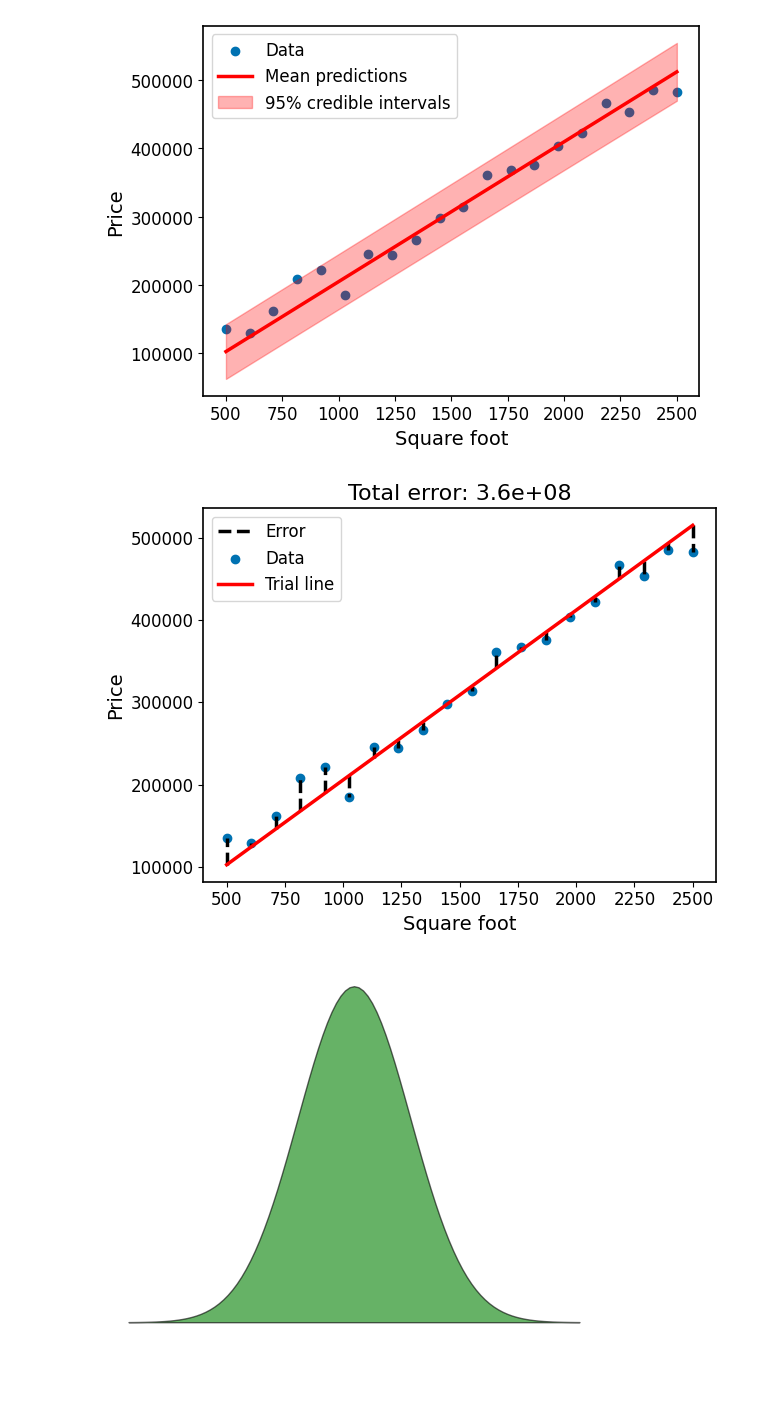
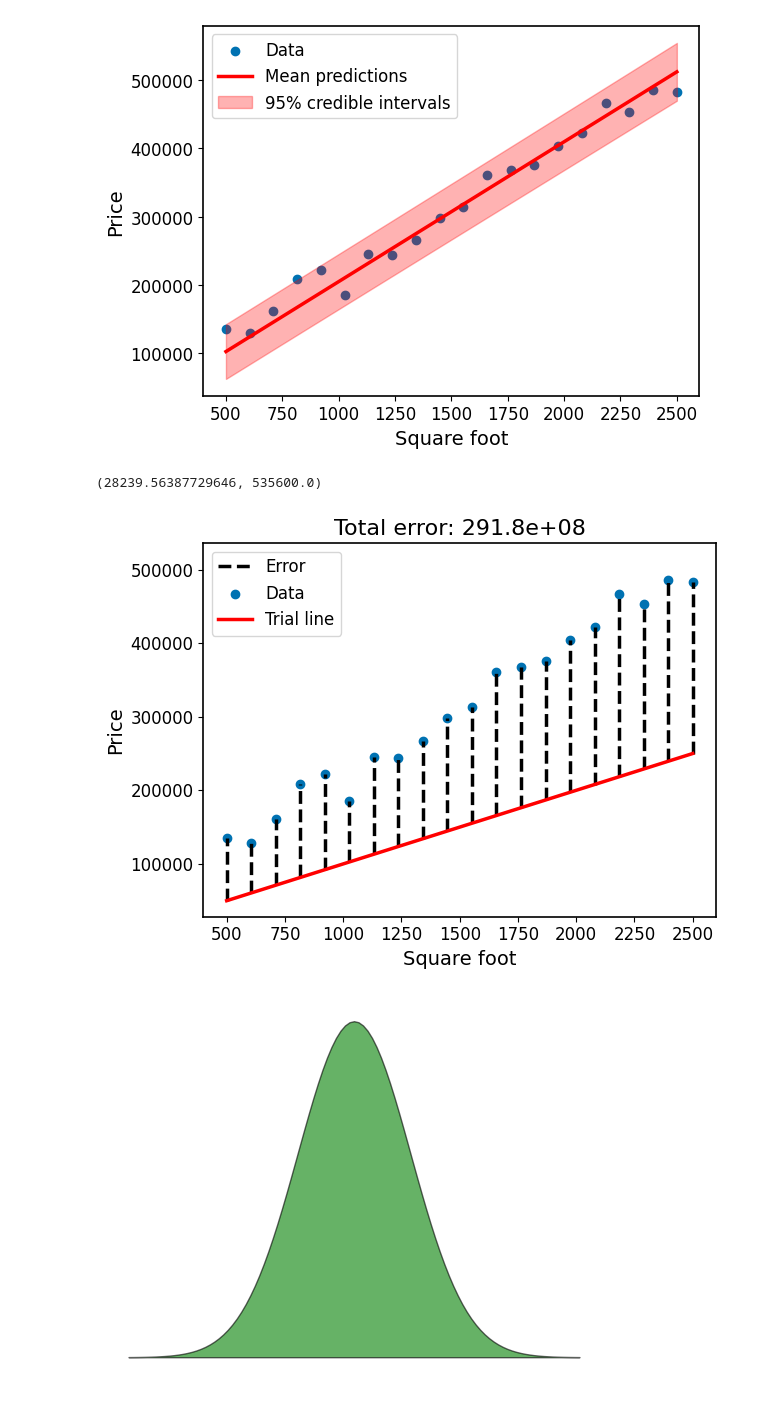
Before and after one commit to KrisNguyen135/Grokking-Bayes, a Jupyter notebook: ch03/02 - Bayesian linear regression.ipynb, the cells around one changed output. Saved outputs shown, nothing was run; the diff lists cells and outputs as text; code cells hidden in the pictures.

```diff
--- a/ch03/02 - Bayesian linear regression.ipynb
+++ b/ch03/02 - Bayesian linear regression.ipynb
@@ -133,35 +133,40 @@ plt.show()
 # %% [output]
 [figure]
 # %%
-slope = 206
+# slope = 206
+slope = 100
 
 xs = np.linspace(500, 2500, 101)
 ys = xs * slope
 
 error = 0
 for i, (x_i, y_i) in enumerate(zip(x, y)):
     pred_y_i = x_i * slope
     plt.vlines(
         x_i,
         pred_y_i,
         y_i,
         linestyle="--",
         color="k",
         label="Error" if i == 0 else None,
     )
     error += (pred_y_i - y_i) ** 2
 error /= len(x)
 
 plt.scatter(x, y, label="Data")
 plt.plot(xs, ys, c="r", label="Trial line")
 
 plt.xlabel("Square foot")
 plt.ylabel("Price")
 plt.title(f"Total error: {error / 10**8:.1f}" + "e+08")
 plt.legend()
 
+plt.ylim(28239.56387729646, 535600.0)
+print(plt.ylim())
+
 plt.tight_layout()
 plt.show()
 # %% [output]
+(28239.56387729646, 535600.0)
-[figure, old version]
+[figure, new version]
 # %%
```
Also changed, not shown: parts of 3 cells of this notebook, 9 other files.
